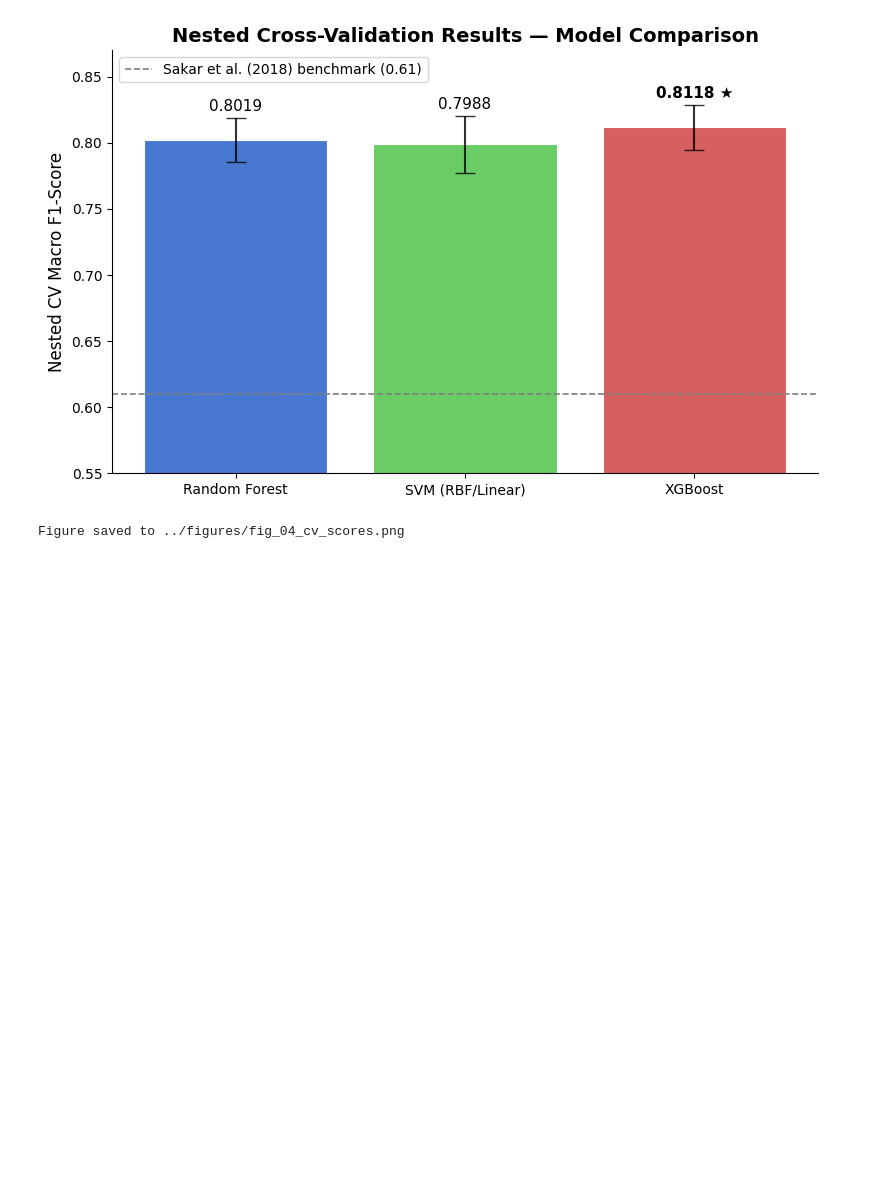
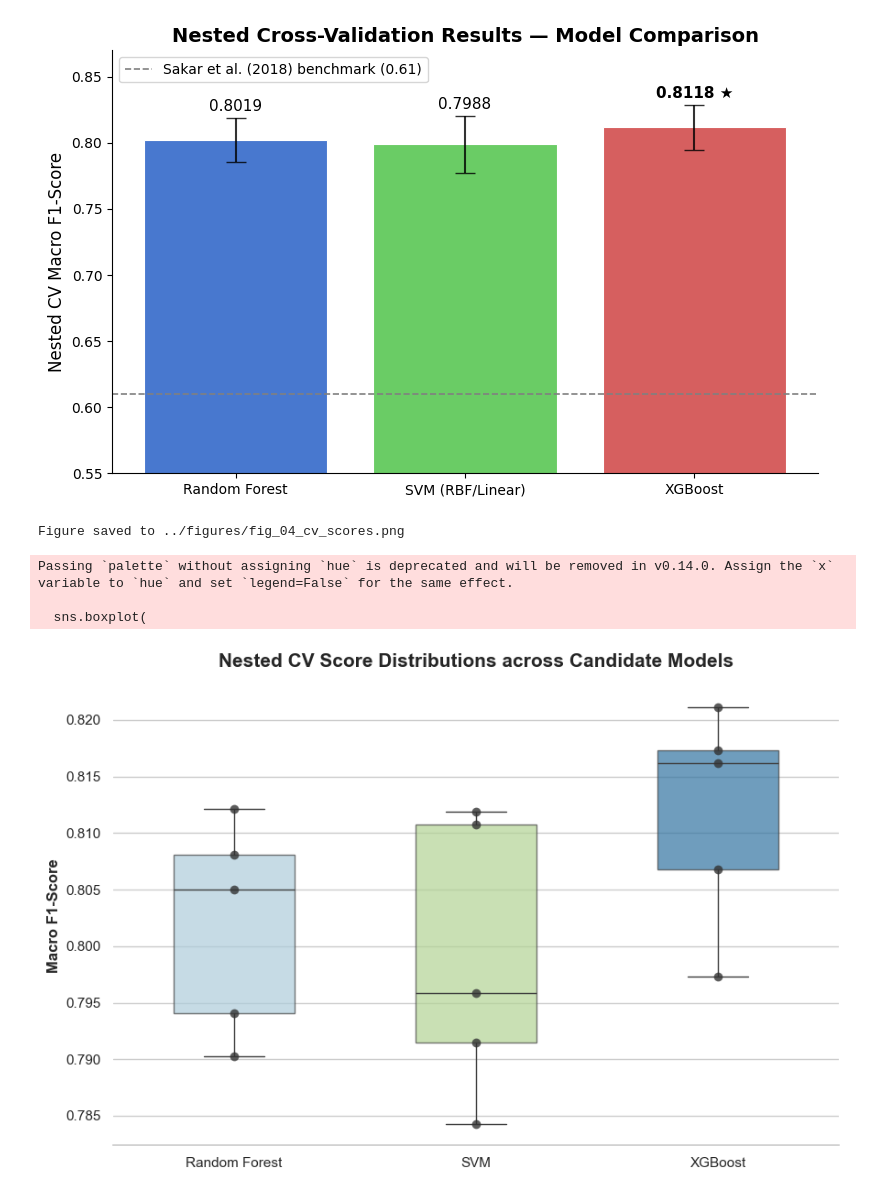
Before and after one commit to DaniloParisi03/Data-Mining-ML-project, a Jupyter notebook: jupyter/2_Nested_CV_and_Strict_Pipelines.ipynb, the cells around one changed output. Saved outputs shown, nothing was run; the diff lists cells and outputs as text; code cells hidden in the pictures; blank space fills up the shorter version.

Commit message:
Added box plot graph creation in 2_Nested_CV_and_Strict_Pipelines.ipynb

```diff
--- a/jupyter/2_Nested_CV_and_Strict_Pipelines.ipynb
+++ b/jupyter/2_Nested_CV_and_Strict_Pipelines.ipynb
@@ -341,3 +341,74 @@ print("Figure saved to ../figures/fig_04_cv_scores.png")
 # %% [output]
 [figure]
 Figure saved to ../figures/fig_04_cv_scores.png
+# %%
+import pandas as pd
+import matplotlib.pyplot as plt
+import seaborn as sns
+import os
+
+# 1. Usiamo DIRETTAMENTE i punteggi che hai già calcolato nella cella precedente!
+# (Senza ricalcolare nulla, risparmiando mezz'ora di tempo)
+nested_cv_results = {
+    'Random Forest': rf_scores,
+    'SVM': svm_scores,
+    'XGBoost': xgb_scores
+}
+
+# 2. Convertiamo il dizionario in un DataFrame Pandas
+df_results = pd.DataFrame(nested_cv_results)
+
+# 3. Trasformiamo il DataFrame in formato "lungo" (melt) per Seaborn
+df_melted = df_results.melt(var_name='Model', value_name='Macro F1-Score')
+
+# 4. Impostiamo lo stile del grafico
+sns.set_theme(style="whitegrid")
+fig, ax = plt.subplots(figsize=(9, 6))
+
+# 5. Creiamo il Boxplot (per mostrare mediana e quartili)
+sns.boxplot(
+    data=df_melted,
+    x='Model',
+    y='Macro F1-Score',
+    palette=['#a6cee3', '#b2df8a', '#1f78b4'], # Colore più scuro per il vincitore (XGBoost)
+    width=0.5,
+    boxprops=dict(alpha=0.7),
+    ax=ax
+)
+
+# 6. Aggiungiamo lo Swarmplot (per mostrare i singoli fold reali)
+sns.swarmplot(
+    data=df_melted,
+    x='Model',
+    y='Macro F1-Score',
+    color=".2",
+    size=7,
+    alpha=0.8,
+    ax=ax
+)
+
+# 7. Estetica e Titoli
+ax.set_title('Nested CV Score Distributions across Candidate Models', fontsize=15, fontweight='bold', pad=15)
+ax.set_ylabel('Macro F1-Score', fontsize=12, fontweight='bold')
+ax.set_xlabel('', fontsize=12)
+
+# Linea di benchmark per il paper di Sakar et al.
+# ax.axhline(0.61, color='red', linestyle='--', linewidth=1.5, label='Sakar et al. (2018) Benchmark')
+# ax.legend()
+
+# Rimuovi i bordi superflui per un look pulito
+sns.despine(left=True)
+
+plt.tight_layout()
+
+# 8. Salviamo l'immagine pronta per PowerPoint
+figures_dir = '../figures'
+os.makedirs(figures_dir, exist_ok=True)
+plt.savefig(os.path.join(figures_dir, 'fig_04_2_cv_boxplot.png'), dpi=300, transparent=True)
+
+plt.show()
+# %% [output]
+Passing `palette` without assigning `hue` is deprecated and will be removed in v0.14.0. Assign the `x` variable to `hue` and set `legend=False` for the same effect.
+
+  sns.boxplot(
+[figure, added]
```
Also changed, not shown: parts of 2 cells of this notebook, 8 other files.
